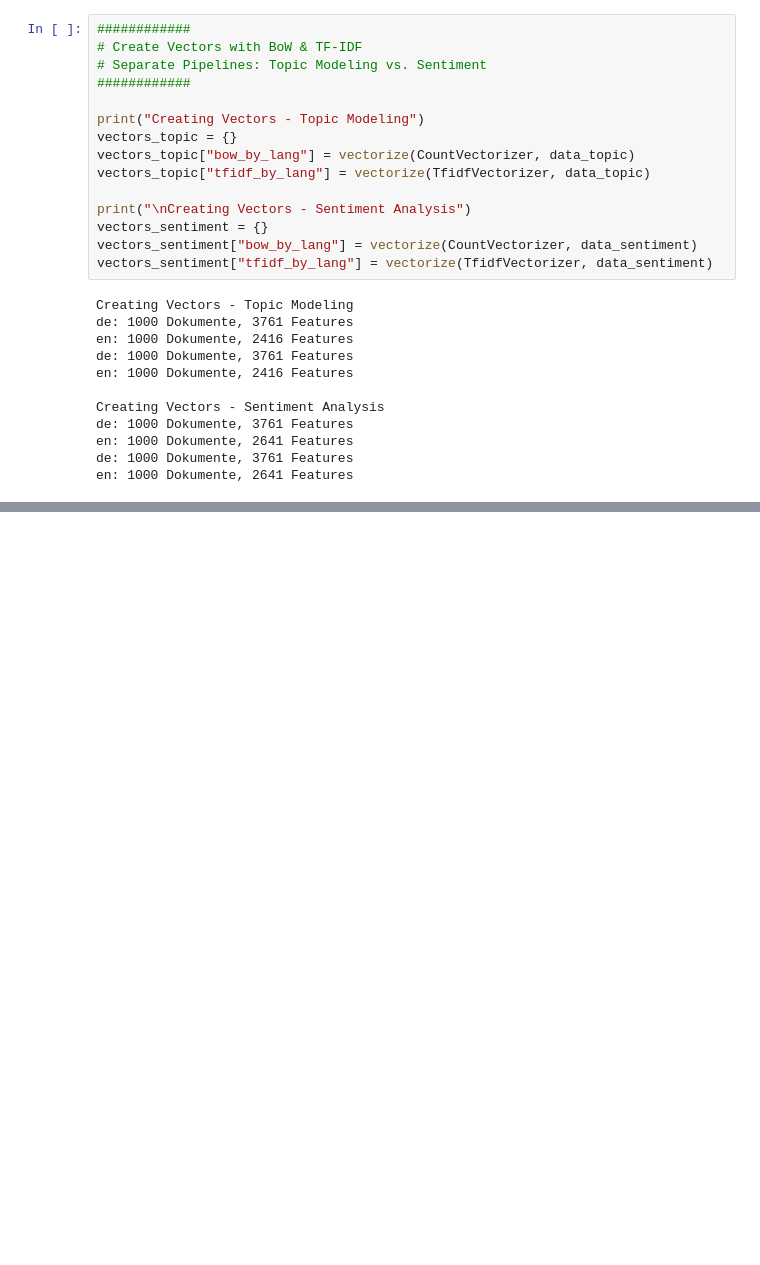
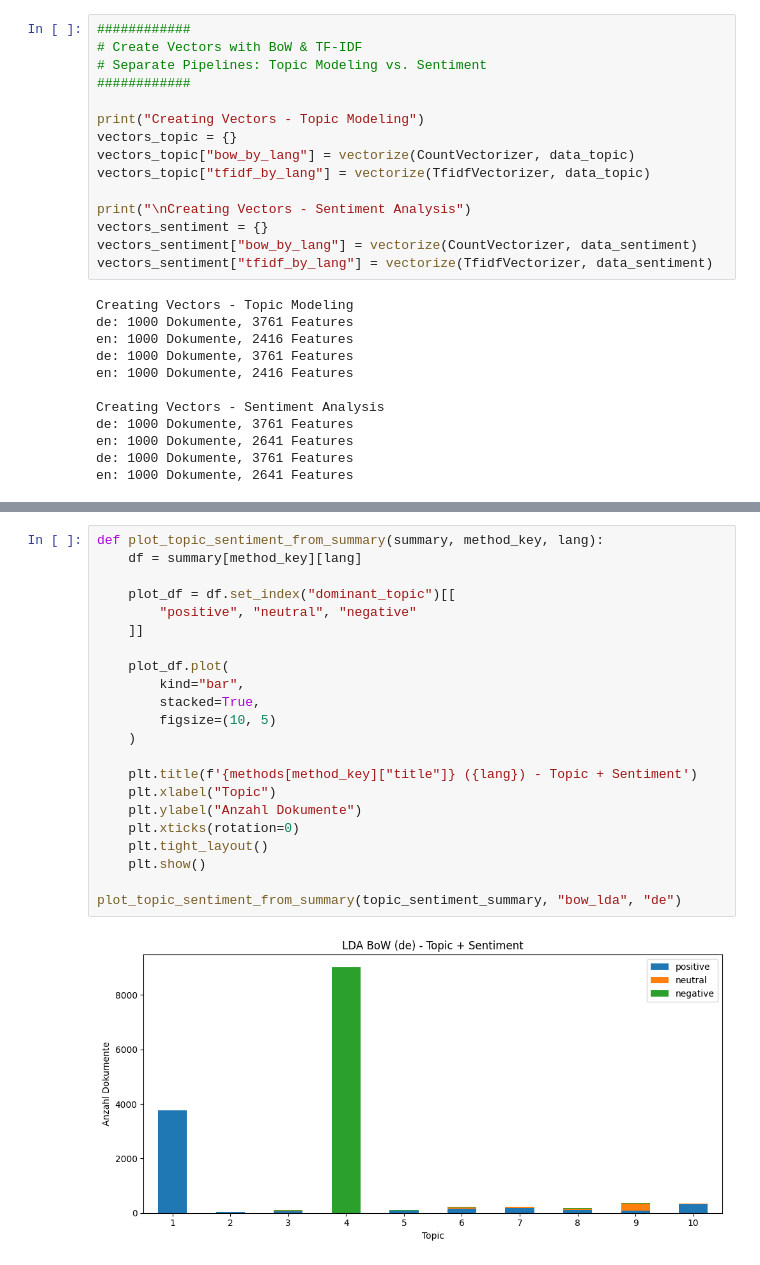
Before and after one commit to schustal-cpu/analyze_message_topics, a Jupyter notebook: analyze_data.ipynb, the cells around one changed output, grey strips where cells are left out. Cells and saved outputs as stored; diff of their text form; blank space fills up the shorter version.

```diff
--- a/analyze_data.ipynb
+++ b/analyze_data.ipynb
@@ -662,0 +584,24 @@ plot_top_words_from_methods(methods, "tfidf_lsa", "de", topic_id=2)
+# %%
+def plot_topic_sentiment_from_summary(summary, method_key, lang):
+    df = summary[method_key][lang]
+
+    plot_df = df.set_index("dominant_topic")[[
+        "positive", "neutral", "negative"
+    ]]
+
+    plot_df.plot(
+        kind="bar",
+        stacked=True,
+        figsize=(10, 5)
+    )
+
+    plt.title(f'{methods[method_key]["title"]} ({lang}) - Topic + Sentiment')
+    plt.xlabel("Topic")
+    plt.ylabel("Anzahl Dokumente")
+    plt.xticks(rotation=0)
+    plt.tight_layout()
+    plt.show()
+
+plot_topic_sentiment_from_summary(topic_sentiment_summary, "bow_lda", "de")
+# %% [output]
+[figure, added]
```
Also changed, not shown: parts of 9 cells of this notebook, 1 other file.
